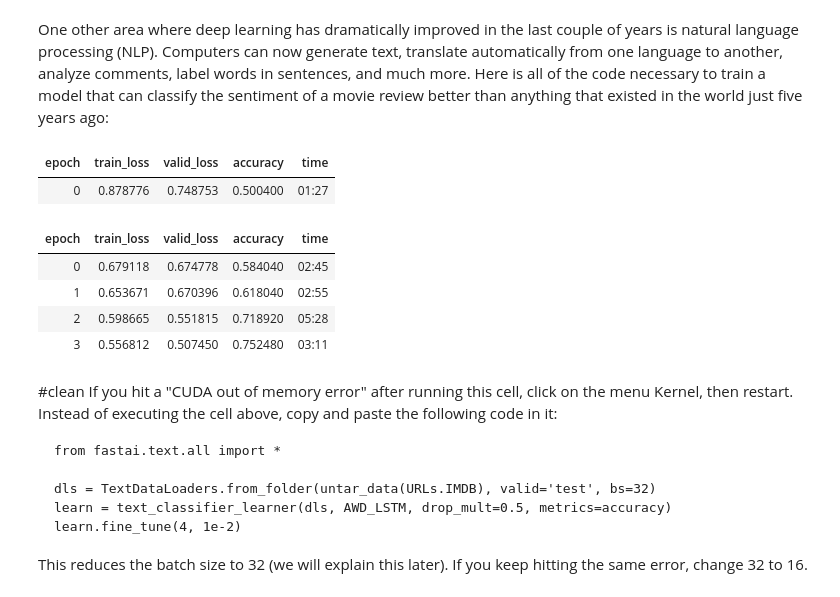
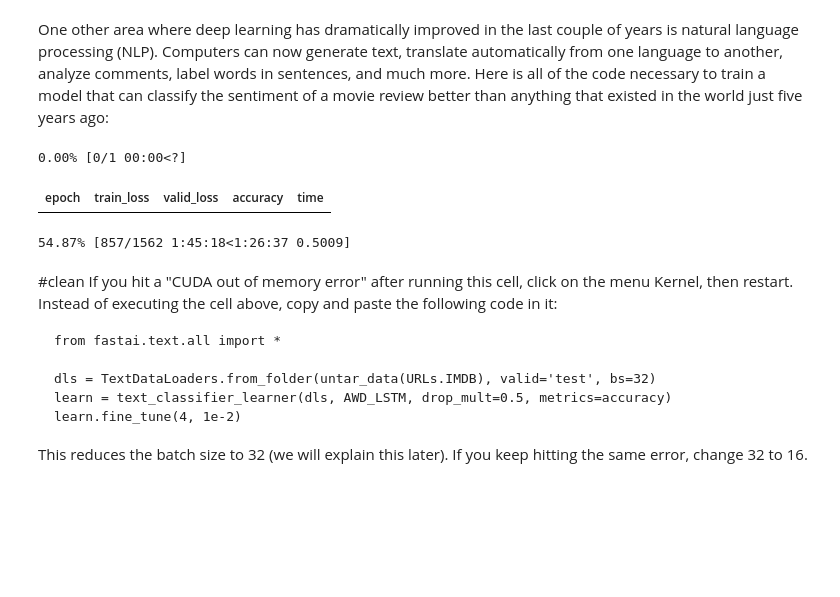
Before and after one commit to JilinJL/fastbook, a Jupyter notebook: 01_intro.ipynb, the cells around one changed output. Drawn from its saved outputs; the diff is of its cells as text; code cells hidden in the pictures; blank space fills up the shorter version.

```diff
--- a/01_intro.ipynb
+++ b/01_intro.ipynb
@@ -808,17 +810,13 @@ One other area where deep learning has dramatically improved in the last couple
 # %%
 from fastai.text.all import *
 
-dls = TextDataLoaders.from_folder(untar_data(URLs.IMDB), valid='test')
+dls = TextDataLoaders.from_folder(untar_data(URLs.IMDB), valid='test', bs=16)
 learn = text_classifier_learner(dls, AWD_LSTM, drop_mult=0.5, metrics=accuracy)
 learn.fine_tune(4, 1e-2)
 # %% [output]
+0.00% [0/1 00:00<?]
 | epoch | train_loss | valid_loss | accuracy | time |
-| 0 | 0.878776 | 0.748753 | 0.500400 | 01:27 |
-| epoch | train_loss | valid_loss | accuracy | time |
-| 0 | 0.679118 | 0.674778 | 0.584040 | 02:45 |
-| 1 | 0.653671 | 0.670396 | 0.618040 | 02:55 |
-| 2 | 0.598665 | 0.551815 | 0.718920 | 05:28 |
-| 3 | 0.556812 | 0.507450 | 0.752480 | 03:11 |
+54.87% [857/1562 1:45:18<1:26:37 0.5009]
 # %% [markdown]
 #clean
 If you hit a "CUDA out of memory error" after running this cell, click on the menu Kernel, then restart. Instead of executing the cell above, copy and paste the following code in it:
```
Also changed, not shown: parts of 5 cells of this notebook.
